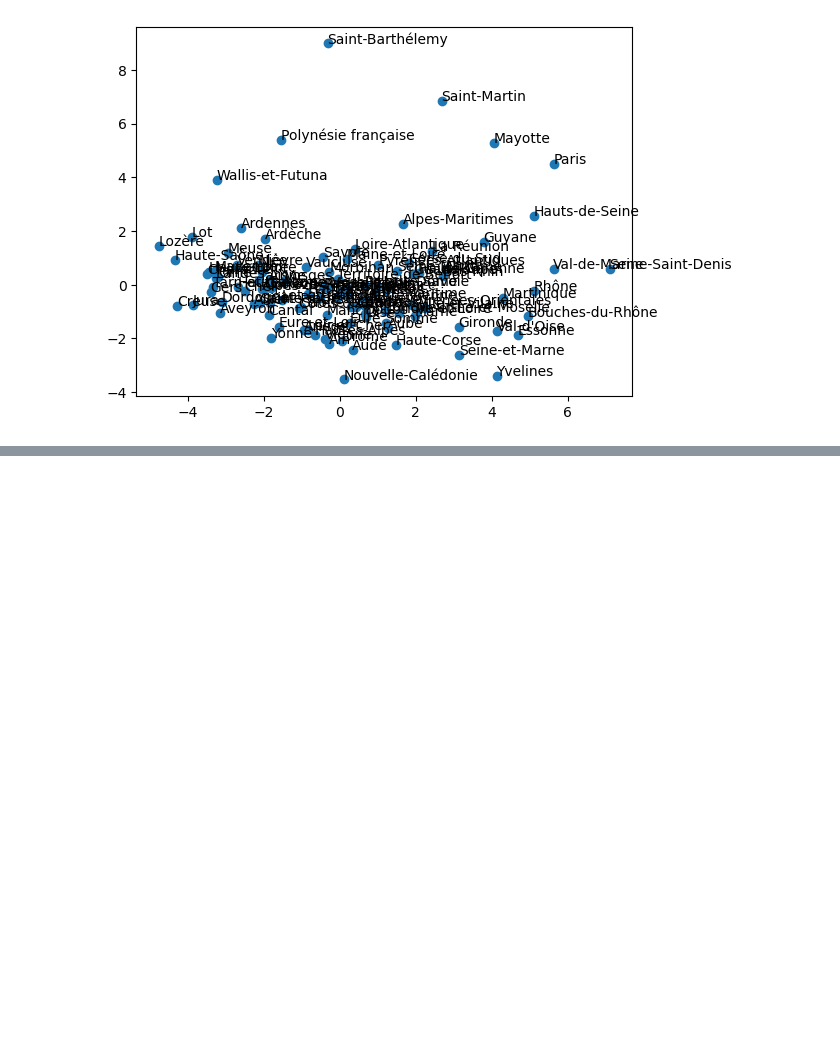
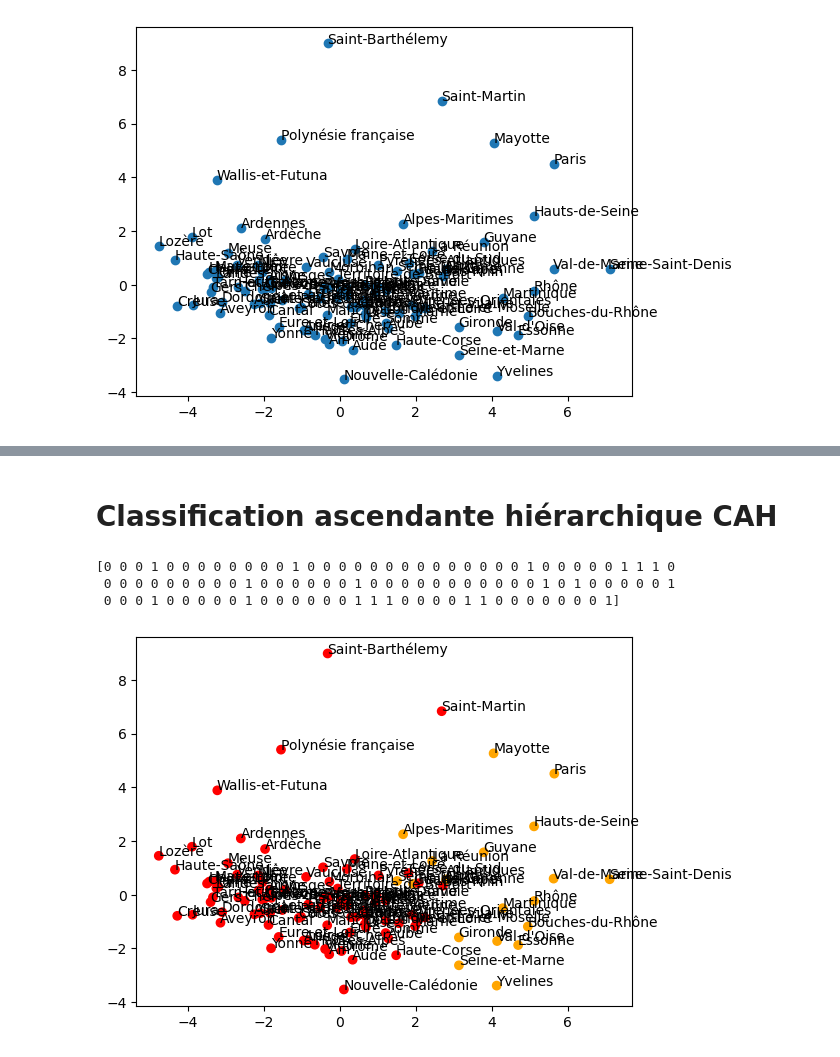
Before and after one commit to TheGooodDev/TPDataMiningRoute, a Jupyter notebook: Main.ipynb, the cells around one changed output, grey strips where cells are left out. Drawn from its saved outputs; the diff is of its cells as text; code cells hidden in the pictures; blank space fills up the shorter version.

```diff
--- a/Main.ipynb
+++ b/Main.ipynb
@@ -441,0 +497,21 @@ visualize_data("mois")
+# %% [markdown]
+# Classification ascendante hiérarchique CAH
+# %%
+from sklearn.cluster import AgglomerativeClustering
+cah = AgglomerativeClustering(linkage='ward', n_clusters=2).fit(Xcarac_ss) #single minimum, complete pour max, average moyen
+#Et ward pour les centres de gravités
+clustering_cah=cah.labels_
+print(clustering_cah)
+# %% [output]
+[0 0 0 1 0 0 0 0 0 0 0 0 1 0 0 0 0 0 0 0 0 0 0 0 0 0 0 1 0 0 0 0 0 1 1 1 0
+ 0 0 0 0 0 0 0 0 0 1 0 0 0 0 0 0 1 0 0 0 0 0 0 0 0 0 0 0 1 0 1 0 0 0 0 0 1
+ 0 0 0 1 0 0 0 0 0 1 0 0 0 0 0 0 1 1 1 0 0 0 0 1 1 0 0 0 0 0 0 0 1]
+# %%
+import matplotlib
+colors = ['red','yellow','blue','pink','orange']
+plt.scatter(Xcarac_pca[:, 0], Xcarac_pca[:, 1], c= clustering_cah, cmap=matplotlib.colors.ListedColormap(colors))
+for label, x, y in zip(label_carac,Xcarac_pca[:, 0], Xcarac_pca[:, 1]):
+    plt.annotate(label, xy=(x, y), xytext=(-0.2, 0.2), textcoords='offset points')
+plt.show()
+# %% [output]
+[figure, added]
```
Also changed, not shown: parts of 10 cells of this notebook.
